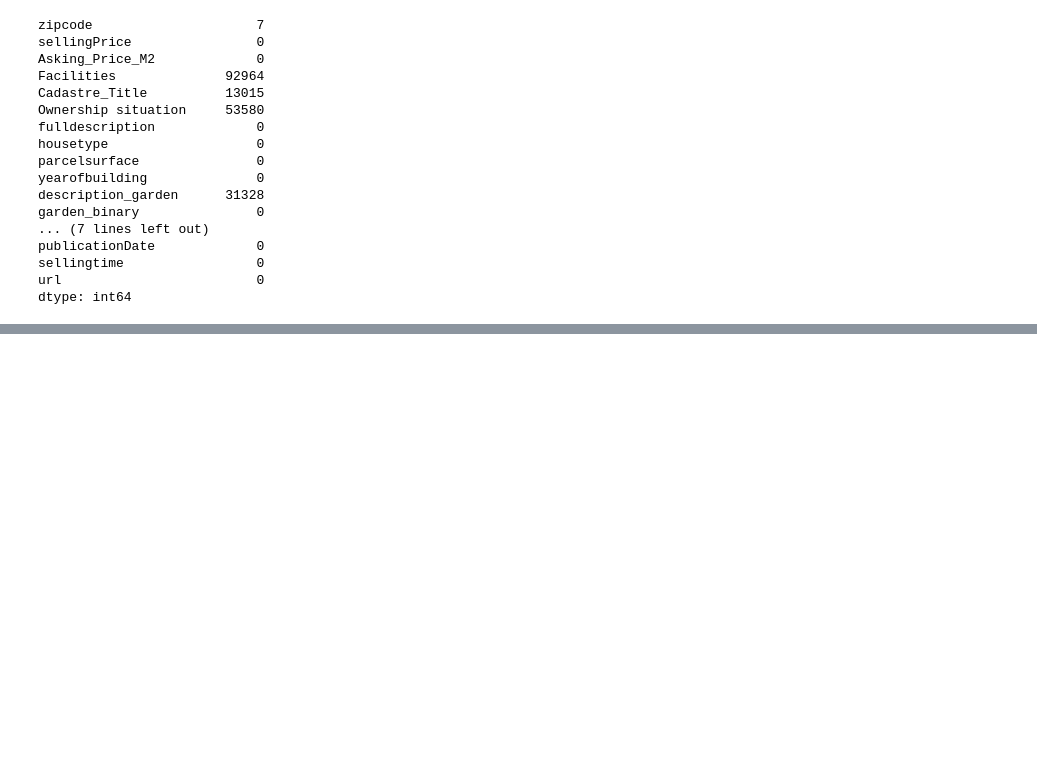
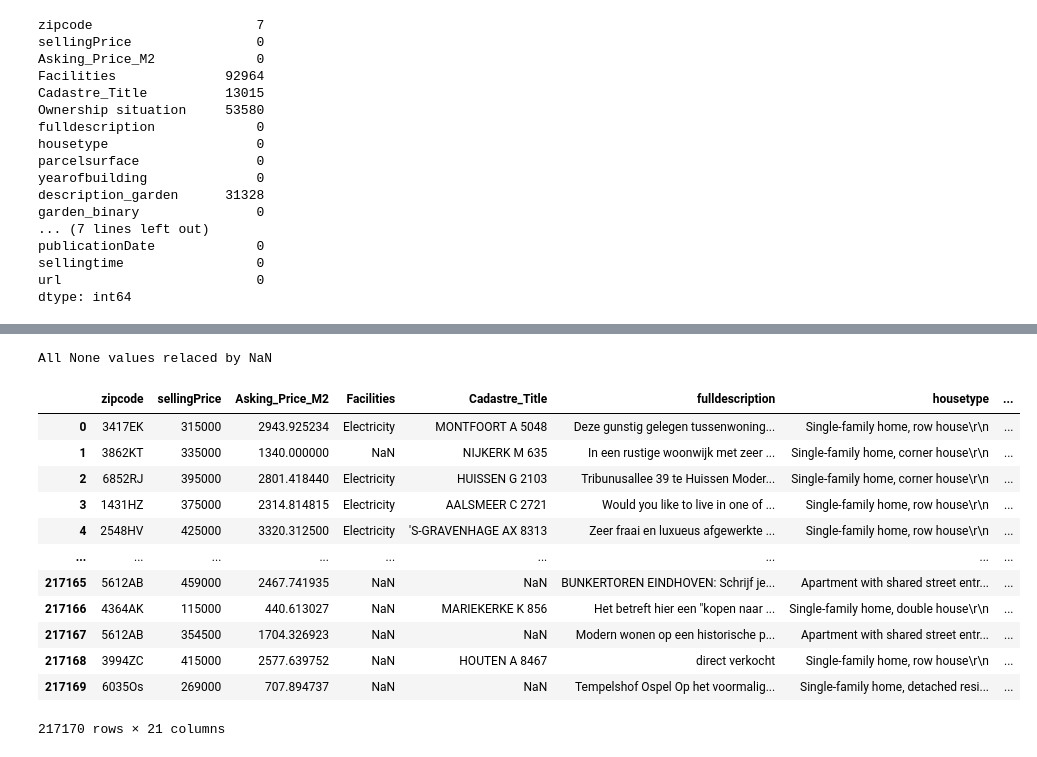
Before and after one commit to Rokra1995/ML-houseprice-pipeline, a Jupyter notebook: notebooks/Felicia.ipynb, the cells around one changed output, grey strips where cells are left out. Saved outputs shown, nothing was run; the diff lists cells and outputs as text; code cells hidden in the pictures; blank space fills up the shorter version.

```diff
--- a/notebooks/Felicia.ipynb
+++ b/notebooks/Felicia.ipynb
@@ -121,0 +119,4 @@ dtype: int64
+# %%
+df_funda_2020 = pd.read_csv(r'C:\Users\User\Google Drive\Master DDB\AI for Business\product3team2\data\raw\funda_2020_sold_houses.csv')
+# %%
+df_funda_2020.replace(to_replace="None", value=np.nan, inplace=True)
@@ -121,0 +142,20 @@ dtype: int64
+# %%
+print("All None values relaced by NaN")
+# %% [output]
+All None values relaced by NaN
+# %%
+df_funda_2020.drop(axis=1, columns='Ownership situation')
+# %% [output]
+|  | zipcode | sellingPrice | Asking_Price_M2 | Facilities | Cadastre_Title | fulldescription | housetype | ... |
+| 0 | 3417EK | 315000 | 2943.925234 | Electricity | MONTFOORT A 5048 | Deze gunstig gelegen tussenwoning... | Single-family home, row house\r\n | ... |
+| 1 | 3862KT | 335000 | 1340.000000 | NaN | NIJKERK M 635 | In een rustige woonwijk met zeer ... | Single-family home, corner house\r\n | ... |
+| 2 | 6852RJ | 395000 | 2801.418440 | Electricity | HUISSEN G 2103 | Tribunusallee 39 te Huissen Moder... | Single-family home, corner house\r\n | ... |
+| 3 | 1431HZ | 375000 | 2314.814815 | Electricity | AALSMEER C 2721 | Would you like to live in one of ... | Single-family home, row house\r\n | ... |
+| 4 | 2548HV | 425000 | 3320.312500 | Electricity | 'S-GRAVENHAGE AX 8313 | Zeer fraai en luxueus afgewerkte ... | Single-family home, row house\r\n | ... |
+| ... | ... | ... | ... | ... | ... | ... | ... | ... |
+| 217165 | 5612AB | 459000 | 2467.741935 | NaN | NaN | BUNKERTOREN EINDHOVEN: Schrijf je... | Apartment with shared street entr... | ... |
+| 217166 | 4364AK | 115000 | 440.613027 | NaN | MARIEKERKE K 856 | Het betreft hier een "kopen naar ... | Single-family home, double house\r\n | ... |
+| 217167 | 5612AB | 354500 | 1704.326923 | NaN | NaN | Modern wonen op een historische p... | Apartment with shared street entr... | ... |
+| 217168 | 3994ZC | 415000 | 2577.639752 | NaN | HOUTEN A 8467 | direct verkocht | Single-family home, row house\r\n | ... |
+| 217169 | 6035Os | 269000 | 707.894737 | NaN | NaN | Tempelshof Ospel Op het voormalig... | Single-family home, detached resi... | ... |
+217170 rows × 21 columns
```
Also changed, not shown: parts of 27 cells of this notebook, 3 other files.
